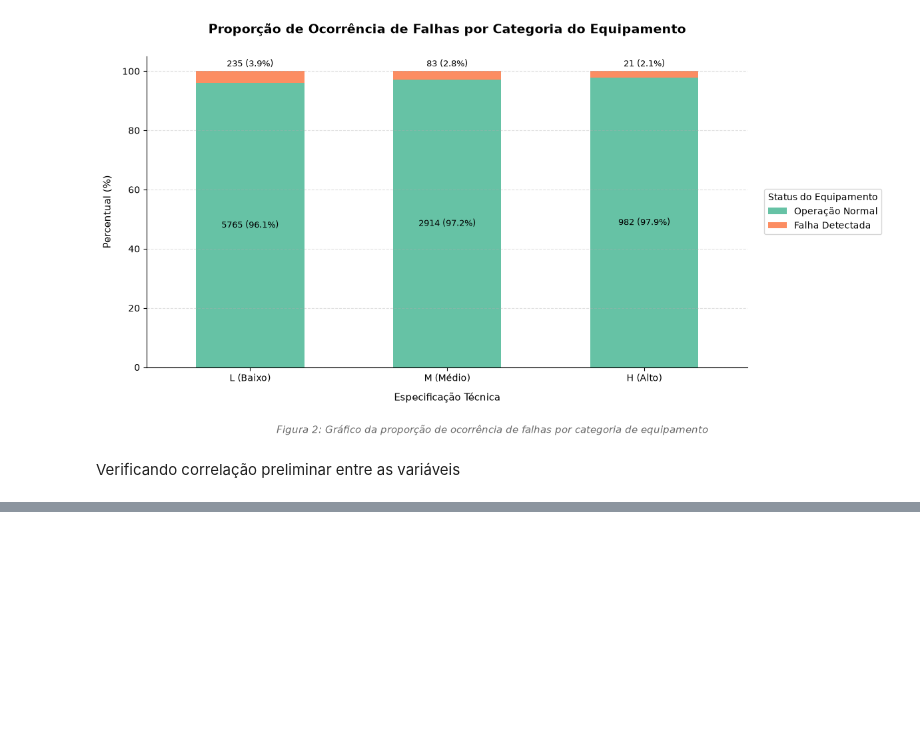
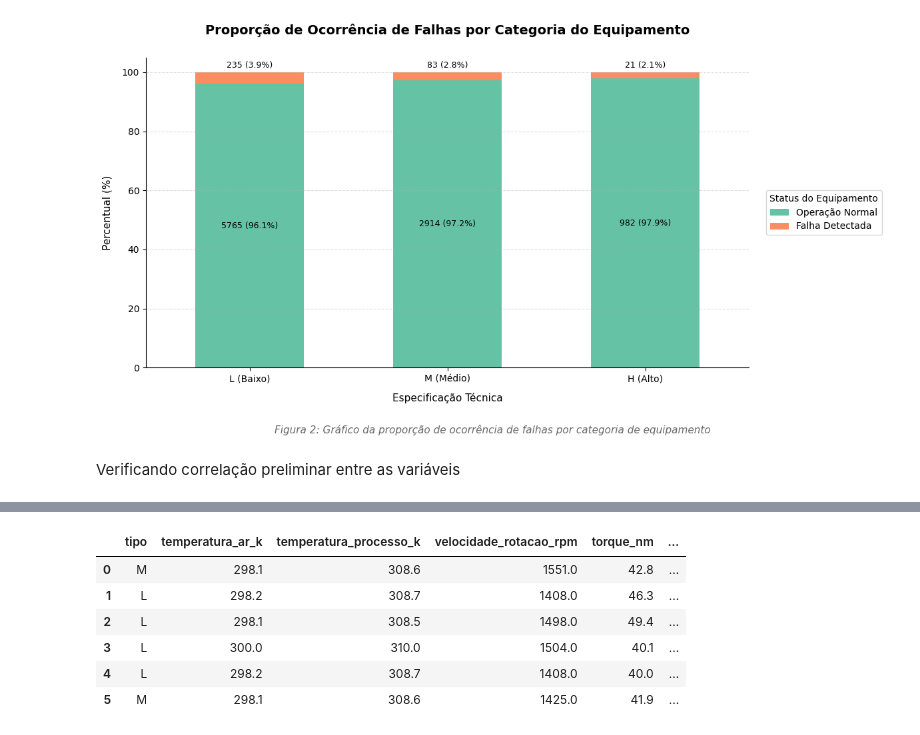
Before and after one commit to raphaelpiresdev-ai/industrial-failure-prediction, a Jupyter notebook: projeto-final.ipynb, the cells around one changed output, grey strips where cells are left out. Cells and saved outputs as stored; diff of their text form; code cells hidden in the pictures; blank space fills up the shorter version.

```diff
--- a/projeto-final.ipynb
+++ b/projeto-final.ipynb
@@ -335,0 +433,5 @@ _Conclusões iniciais do Dataset:_
+# %%
+# Criando uma cópia do dataframe para realização das alterações. Servirá como checkpoint durante a fase2
+
+df = df_bruto.copy()
+# df.head(5)
@@ -335,0 +579,25 @@ _Conclusões iniciais do Dataset:_
+# %%
+# Criação de dataset com as variáveis preditoras (features) e coluna alvo (target)
+
+recursos_preditores_alvo = [
+    'tipo',
+    'temperatura_ar_k',
+    'temperatura_processo_k',
+    'velocidade_rotacao_rpm',
+    'torque_nm',
+    'desgaste_ferramenta_min',
+    'falha_maquina' # Variável alvo
+]
+
+
+df = df[recursos_preditores_alvo]
+
+df.head(6)
+# %% [output]
+|  | tipo | temperatura_ar_k | temperatura_processo_k | velocidade_rotacao_rpm | torque_nm | ... |
+| 0 | M | 298.1 | 308.6 | 1551.0 | 42.8 | ... |
+| 1 | L | 298.2 | 308.7 | 1408.0 | 46.3 | ... |
+| 2 | L | 298.1 | 308.5 | 1498.0 | 49.4 | ... |
+| 3 | L | 300.0 | 310.0 | 1504.0 | 40.1 | ... |
+| 4 | L | 298.2 | 308.7 | 1408.0 | 40.0 | ... |
+| 5 | M | 298.1 | 308.6 | 1425.0 | 41.9 | ... |
```
Also changed, not shown: parts of 19 cells of this notebook.
